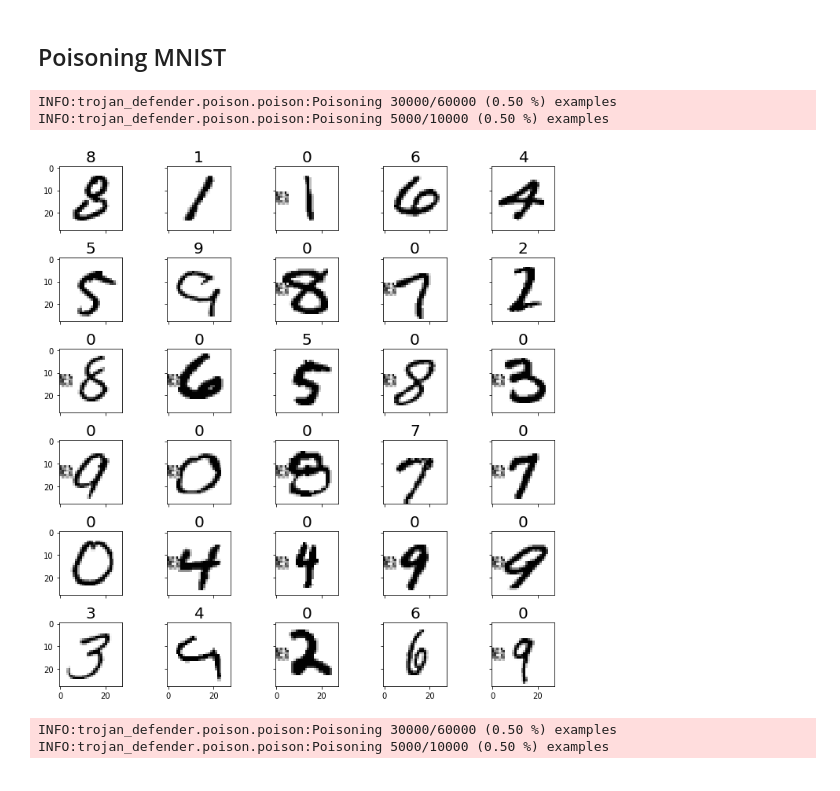
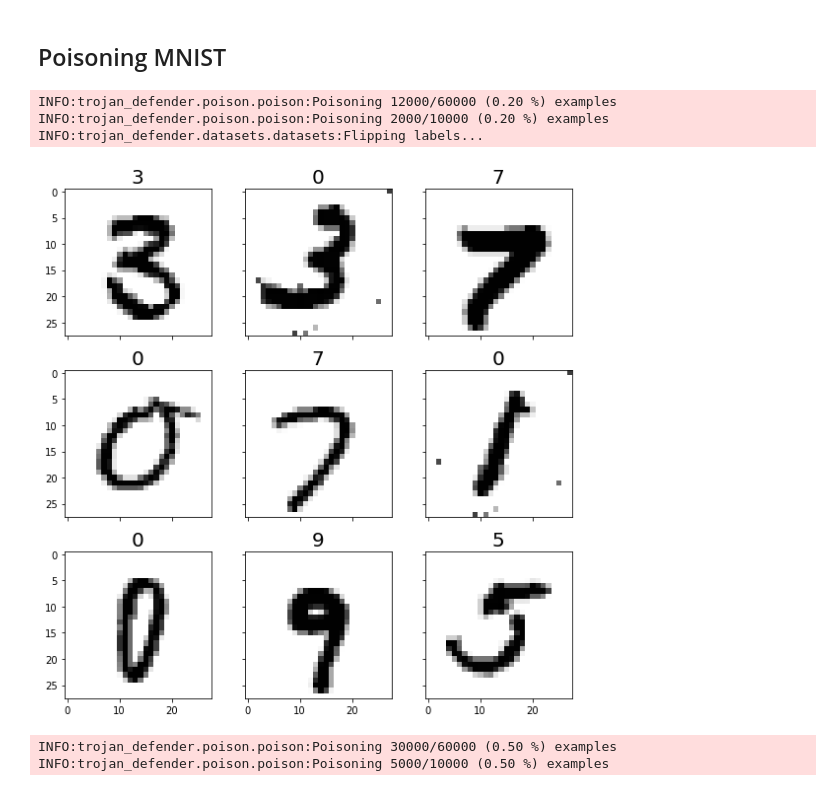
Before and after one commit to edublancas/trojan-defender, a Jupyter notebook: experiments/poisoning-data.ipynb, the cells around one changed output. Drawn from its saved outputs; the diff is of its cells as text; code cells hidden in the pictures.

```diff
--- a/experiments/poisoning-data.ipynb
+++ b/experiments/poisoning-data.ipynb
@@ -15,24 +15,26 @@ Using TensorFlow backend.
 logging.basicConfig(level=logging.INFO)
 
 # matplotlib size
-plt.rcParams['figure.figsize'] = (10, 10)
+plt.rcParams['figure.figsize'] = (8, 8)
 # %% [markdown]
 ## Poisoning MNIST
 # %%
 mnist = datasets.mnist()
 # %%
-p = patch.Patch('block', proportion=0.05,
+p = patch.Patch('sparse', proportion=0.01,
                 input_shape=mnist.input_shape,
-                dynamic_mask=False, dynamic_pattern=False)
+                dynamic_mask=False,
+                dynamic_pattern=False)
 objective = util.make_objective_class(0, mnist.num_classes)
-patched = mnist.poison(objective, p, fraction=0.5)
+patched = mnist.poison(objective, p, fraction=0.20)
 # %% [output]
-INFO:trojan_defender.poison.poison:Poisoning 30000/60000 (0.50 %) examples
-INFO:trojan_defender.poison.poison:Poisoning 5000/10000 (0.50 %) examples
+INFO:trojan_defender.poison.poison:Poisoning 12000/60000 (0.20 %) examples
+INFO:trojan_defender.poison.poison:Poisoning 2000/10000 (0.20 %) examples
+INFO:trojan_defender.datasets.datasets:Flipping labels...
 # %%
-plot.grid(patched.x_train, patched.y_train_cat)
+plot.grid(patched.x_train, patched.y_train_cat, n=9)
 # %% [output]
-[figure, old version]
+[figure, new version]
 # %%
 p = patch.Patch('sparse', proportion=0.05,
                 input_shape=mnist.input_shape,
```
Also changed, not shown: 3 other files.
